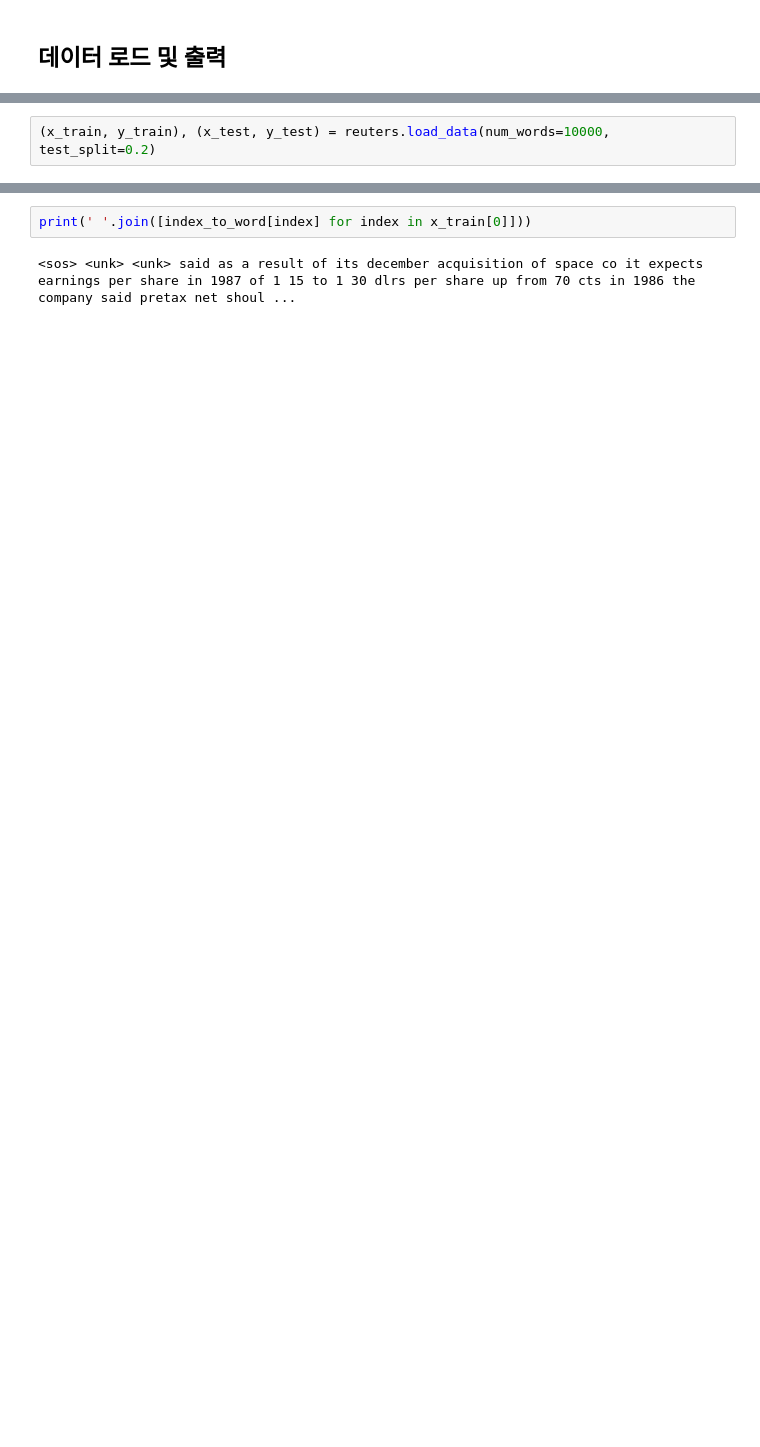
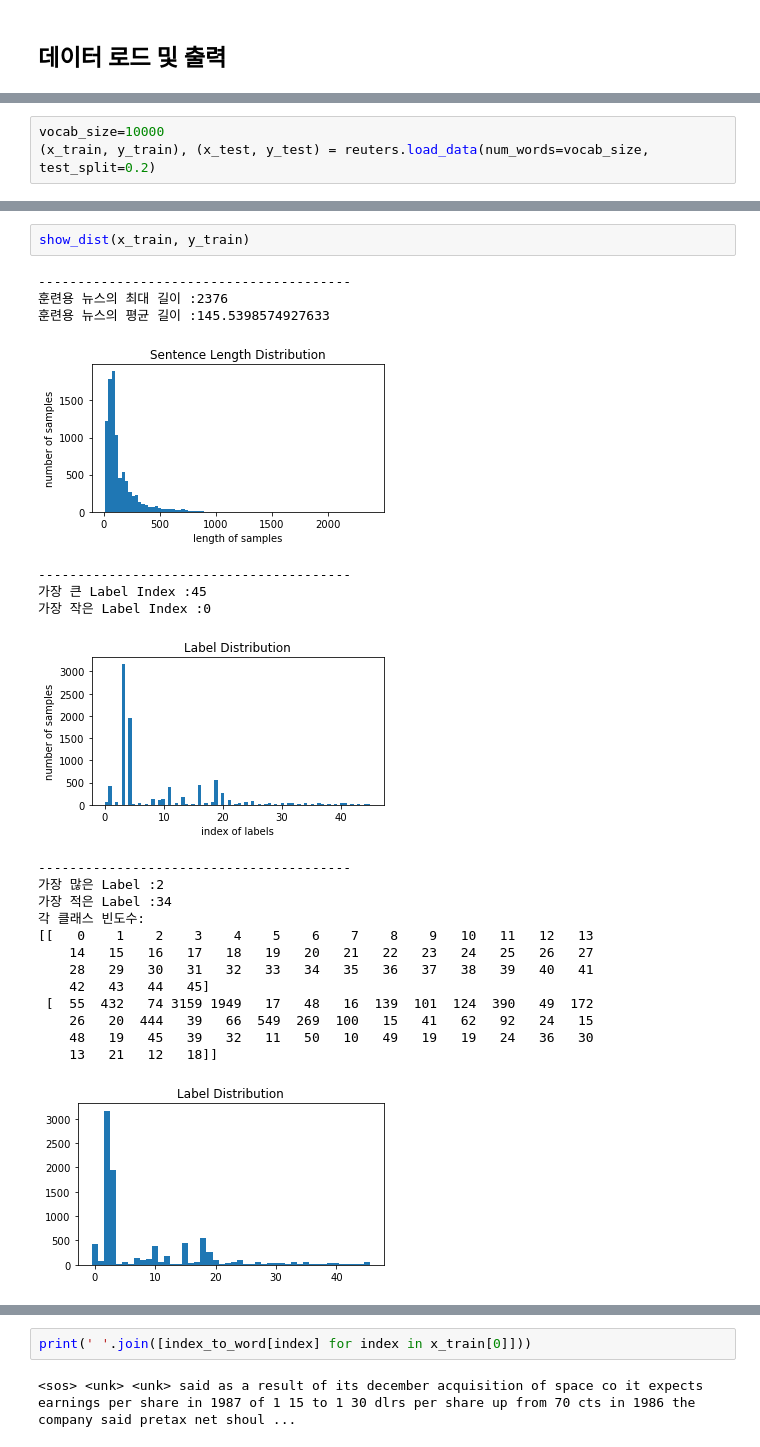
Before and after one commit to vg-rlo/aiffel-nlp-projects, a Jupyter notebook: MultiClassificationUsingML/MulticlassClassificationUsingML.ipynb, the cells around one changed output, grey strips where cells are left out. Saved outputs shown, nothing was run; the diff lists cells and outputs as text; blank space fills up the shorter version.

```diff
--- a/MultiClassificationUsingML/MulticlassClassificationUsingML.ipynb
+++ b/MultiClassificationUsingML/MulticlassClassificationUsingML.ipynb
@@ -17,3 +71,4 @@ warnings.filterwarnings(action='ignore')
 # %%
-(x_train, y_train), (x_test, y_test) = reuters.load_data(num_words=10000, test_split=0.2)
+vocab_size=10000
+(x_train, y_train), (x_test, y_test) = reuters.load_data(num_words=vocab_size, test_split=0.2)
 # %%
@@ -63 +162,25 @@ sns.countplot(y_train)
+# %%
+show_dist(x_train, y_train)
+# %% [output]
+----------------------------------------
+훈련용 뉴스의 최대 길이 :2376
+훈련용 뉴스의 평균 길이 :145.5398574927633
+[figure, added]
+----------------------------------------
+가장 큰 Label Index :45
+가장 작은 Label Index :0
+[figure, added]
+----------------------------------------
+가장 많은 Label :2
+가장 적은 Label :34
+각 클래스 빈도수:
+[[   0    1    2    3    4    5    6    7    8    9   10   11   12   13
+    14   15   16   17   18   19   20   21   22   23   24   25   26   27
+    28   29   30   31   32   33   34   35   36   37   38   39   40   41
+    42   43   44   45]
+ [  55  432   74 3159 1949   17   48   16  139  101  124  390   49  172
+    26   20  444   39   66  549  269  100   15   41   62   92   24   15
+    48   19   45   39   32   11   50   10   49   19   19   24   36   30
+    13   21   12   18]]
+[figure, added]
 # %% [markdown]
```
Also changed, not shown: parts of 117 cells of this notebook, 1 other file.
